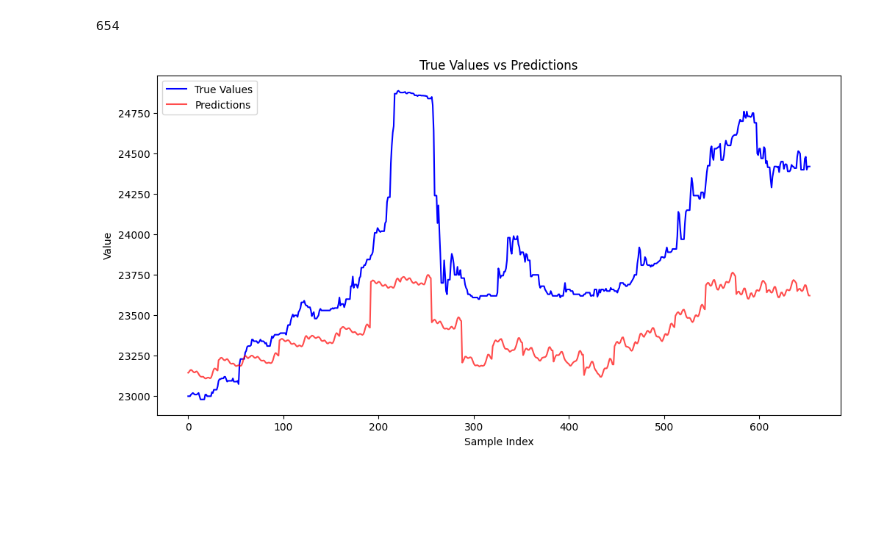
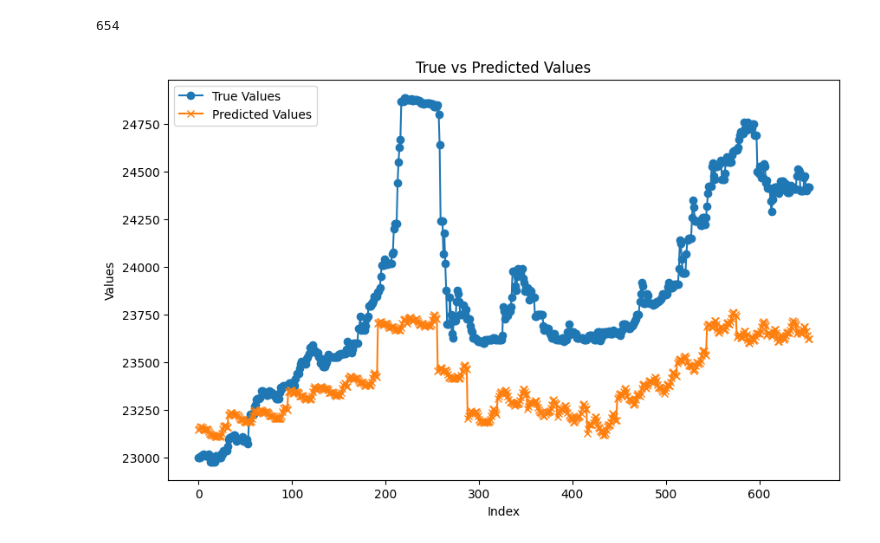
Before and after one commit to VA0211/DSP391m_GROUP3, a Jupyter notebook: Transformer/multi.ipynb, the cells around one changed output. Saved outputs shown, nothing was run; the diff lists cells and outputs as text; code cells hidden in the pictures; blank space fills up the shorter version.

Commit message:
change graph style

```diff
--- a/Transformer/multi.ipynb
+++ b/Transformer/multi.ipynb
@@ -340,13 +340,14 @@ len(y_test_inverse)
 # %%
 import matplotlib.pyplot as plt
 
-plt.figure(figsize=(12, 6))
-plt.plot(y_test_inverse, label='True Values', color='blue')
-plt.plot(predictions_inverse, label='Predictions', color='red', alpha=0.7)
-plt.title('True Values vs Predictions')
-plt.xlabel('Sample Index')
-plt.ylabel('Value')
+# Plotting
+plt.figure(figsize=(10, 6))
+plt.plot(y_test_inverse, label='True Values', marker='o')
+plt.plot(predictions_inverse, label='Predicted Values', marker='x')
+plt.title('True vs Predicted Values')
+plt.xlabel('Index')
+plt.ylabel('Values')
 plt.legend()
 plt.show()
 # %% [output]
-[figure, old version]
+[figure, new version]
```
Also changed, not shown: 2 other files.
